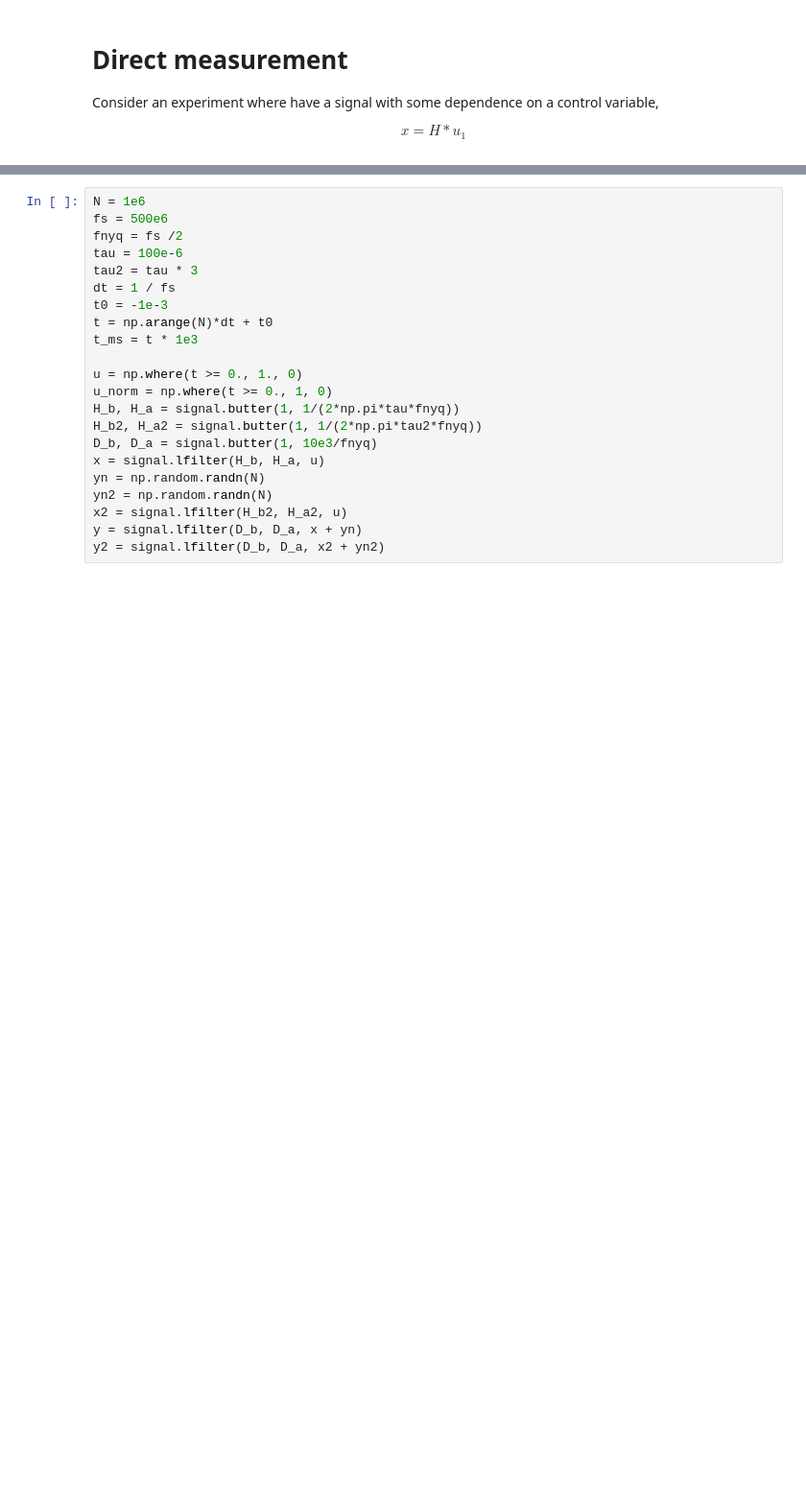
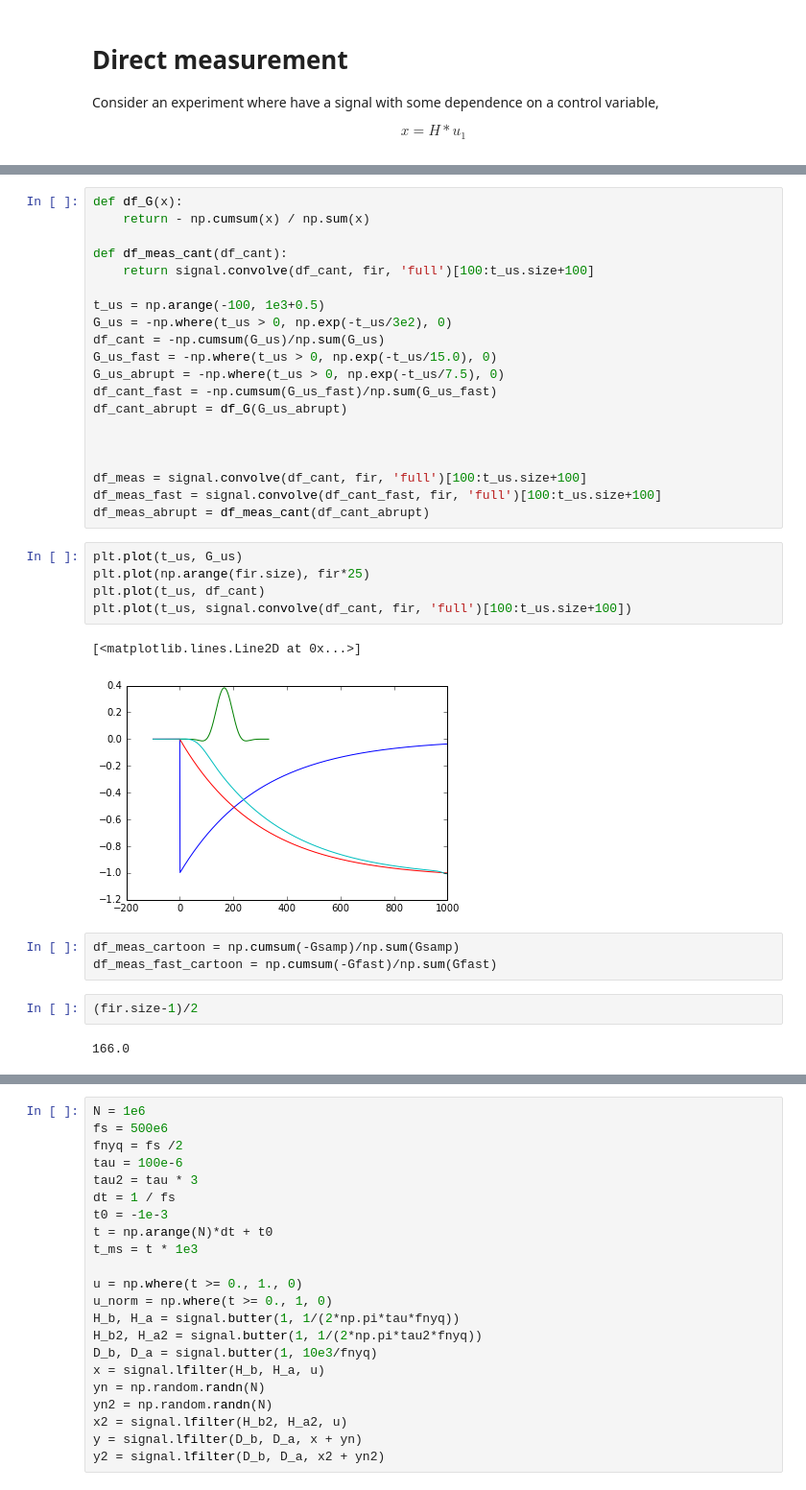
Before and after one commit to ryanpdwyer/1605-phasekick, a Jupyter notebook: notebooks/intro/010-autocorrelation-techniques.ipynb, the cells around one changed output, grey strips where cells are left out. Shown at 96% size. Cells and saved outputs as stored; diff of their text form; blank space fills up the shorter version.

```diff
--- a/notebooks/intro/010-autocorrelation-techniques.ipynb
+++ b/notebooks/intro/010-autocorrelation-techniques.ipynb
@@ -13,0 +40,35 @@ $$x = H \ast u_1$$
+# %%
+def df_G(x):
+    return - np.cumsum(x) / np.sum(x)
+
+def df_meas_cant(df_cant):
+    return signal.convolve(df_cant, fir, 'full')[100:t_us.size+100]
+
+t_us = np.arange(-100, 1e3+0.5)
+G_us = -np.where(t_us > 0, np.exp(-t_us/3e2), 0)
+df_cant = -np.cumsum(G_us)/np.sum(G_us)
+G_us_fast = -np.where(t_us > 0, np.exp(-t_us/15.0), 0)
+G_us_abrupt = -np.where(t_us > 0, np.exp(-t_us/7.5), 0)
+df_cant_fast = -np.cumsum(G_us_fast)/np.sum(G_us_fast)
+df_cant_abrupt = df_G(G_us_abrupt)
+
+
+
+df_meas = signal.convolve(df_cant, fir, 'full')[100:t_us.size+100]
+df_meas_fast = signal.convolve(df_cant_fast, fir, 'full')[100:t_us.size+100]
+df_meas_abrupt = df_meas_cant(df_cant_abrupt)
+# %%
+plt.plot(t_us, G_us)
+plt.plot(np.arange(fir.size), fir*25)
+plt.plot(t_us, df_cant)
+plt.plot(t_us, signal.convolve(df_cant, fir, 'full')[100:t_us.size+100])
+# %% [output]
+[<matplotlib.lines.Line2D at 0x...>]
+[figure, added]
+# %%
+df_meas_cartoon = np.cumsum(-Gsamp)/np.sum(Gsamp)
+df_meas_fast_cartoon = np.cumsum(-Gfast)/np.sum(Gfast)
+# %%
+(fir.size-1)/2
+# %% [output]
+166.0
```
Also changed, not shown: parts of 11 cells of this notebook, 10 other files.
